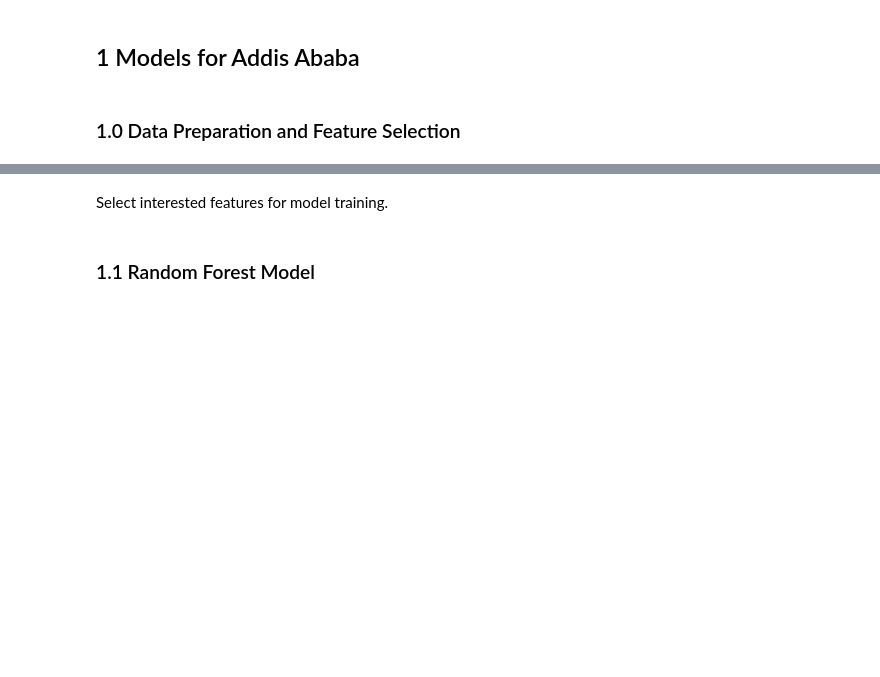
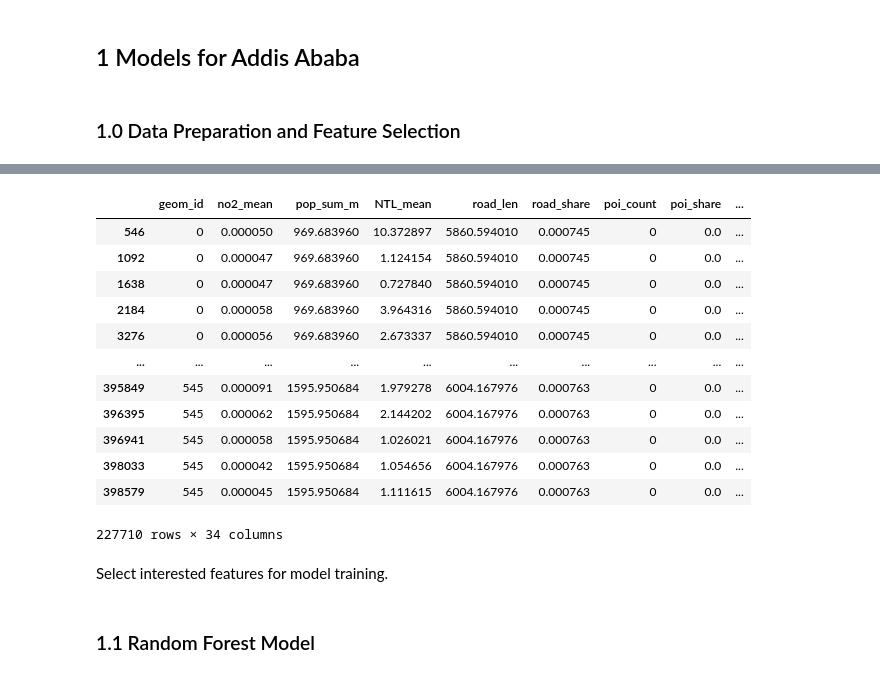
Before and after one commit to yixuan228/air-pollution-mobility-research-project, a Jupyter notebook: notebooks/4_air_pollution_model.ipynb, the cells around one changed output, grey strips where cells are left out. Drawn from its saved outputs; the diff is of its cells as text; code cells hidden in the pictures; blank space fills up the shorter version.

```diff
--- a/notebooks/4_air_pollution_model.ipynb
+++ b/notebooks/4_air_pollution_model.ipynb
@@ -252,3 +253,19 @@ clean_addis_df.describe()
+# %%
+clean_addis_df
+# %% [output]
+|  | geom_id | no2_mean | pop_sum_m | NTL_mean | road_len | road_share | poi_count | poi_share | ... |
+| 546 | 0 | 0.000050 | 969.683960 | 10.372897 | 5860.594010 | 0.000745 | 0 | 0.0 | ... |
+| 1092 | 0 | 0.000047 | 969.683960 | 1.124154 | 5860.594010 | 0.000745 | 0 | 0.0 | ... |
+| 1638 | 0 | 0.000047 | 969.683960 | 0.727840 | 5860.594010 | 0.000745 | 0 | 0.0 | ... |
+| 2184 | 0 | 0.000058 | 969.683960 | 3.964316 | 5860.594010 | 0.000745 | 0 | 0.0 | ... |
+| 3276 | 0 | 0.000056 | 969.683960 | 2.673337 | 5860.594010 | 0.000745 | 0 | 0.0 | ... |
+| ... | ... | ... | ... | ... | ... | ... | ... | ... | ... |
+| 395849 | 545 | 0.000091 | 1595.950684 | 1.979278 | 6004.167976 | 0.000763 | 0 | 0.0 | ... |
+| 396395 | 545 | 0.000062 | 1595.950684 | 2.144202 | 6004.167976 | 0.000763 | 0 | 0.0 | ... |
+| 396941 | 545 | 0.000058 | 1595.950684 | 1.026021 | 6004.167976 | 0.000763 | 0 | 0.0 | ... |
+| 398033 | 545 | 0.000042 | 1595.950684 | 1.054656 | 6004.167976 | 0.000763 | 0 | 0.0 | ... |
+| 398579 | 545 | 0.000045 | 1595.950684 | 1.111615 | 6004.167976 | 0.000763 | 0 | 0.0 | ... |
+227710 rows × 34 columns
 # %%
 # (399126-378406)/399126*100   # drop 5% sample
 # %% [markdown]
```
Also changed, not shown: parts of 20 cells of this notebook, 2 other files.
